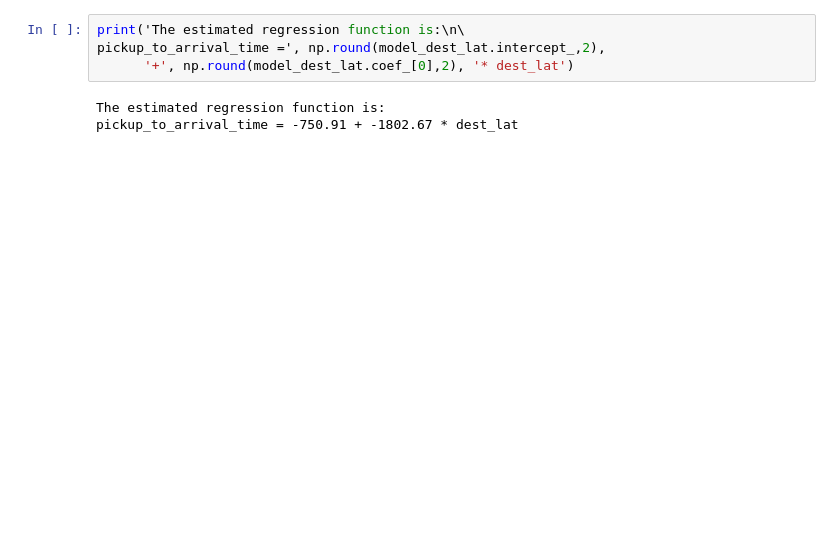
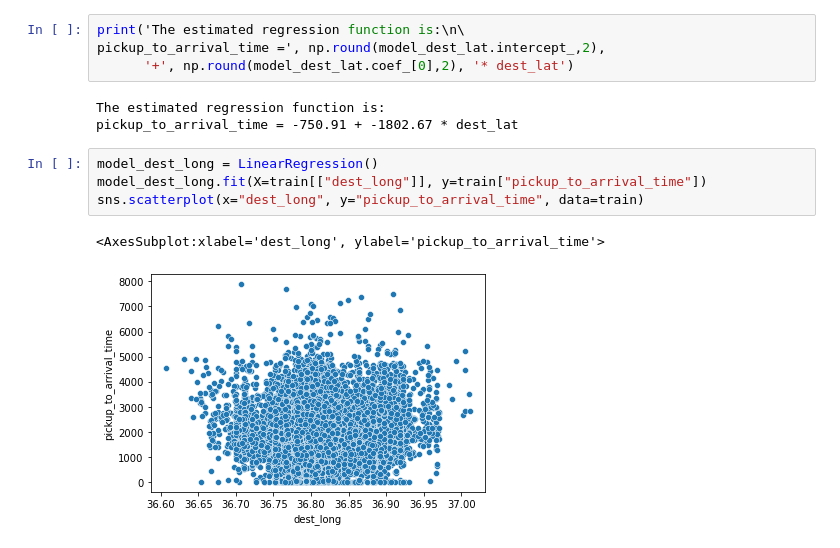
Before and after one commit to jeremylee73/ix-sendy-logistics, a Jupyter notebook: sendy-logistics.ipynb, the cells around one changed output. Drawn from its saved outputs; the diff is of its cells as text; blank space fills up the shorter version.

```diff
--- a/sendy-logistics.ipynb
+++ b/sendy-logistics.ipynb
@@ -393,3 +400,10 @@ pickup_to_arrival_time =', np.round(model_dest_lat.intercept_,2),
 # %% [output]
 The estimated regression function is:
 pickup_to_arrival_time = -750.91 + -1802.67 * dest_lat
+# %%
+model_dest_long = LinearRegression()
+model_dest_long.fit(X=train[["dest_long"]], y=train["pickup_to_arrival_time"])
+sns.scatterplot(x="dest_long", y="pickup_to_arrival_time", data=train)
+# %% [output]
+<AxesSubplot:xlabel='dest_long', ylabel='pickup_to_arrival_time'>
+[figure, added]
```
Also changed, not shown: parts of 17 cells of this notebook.
